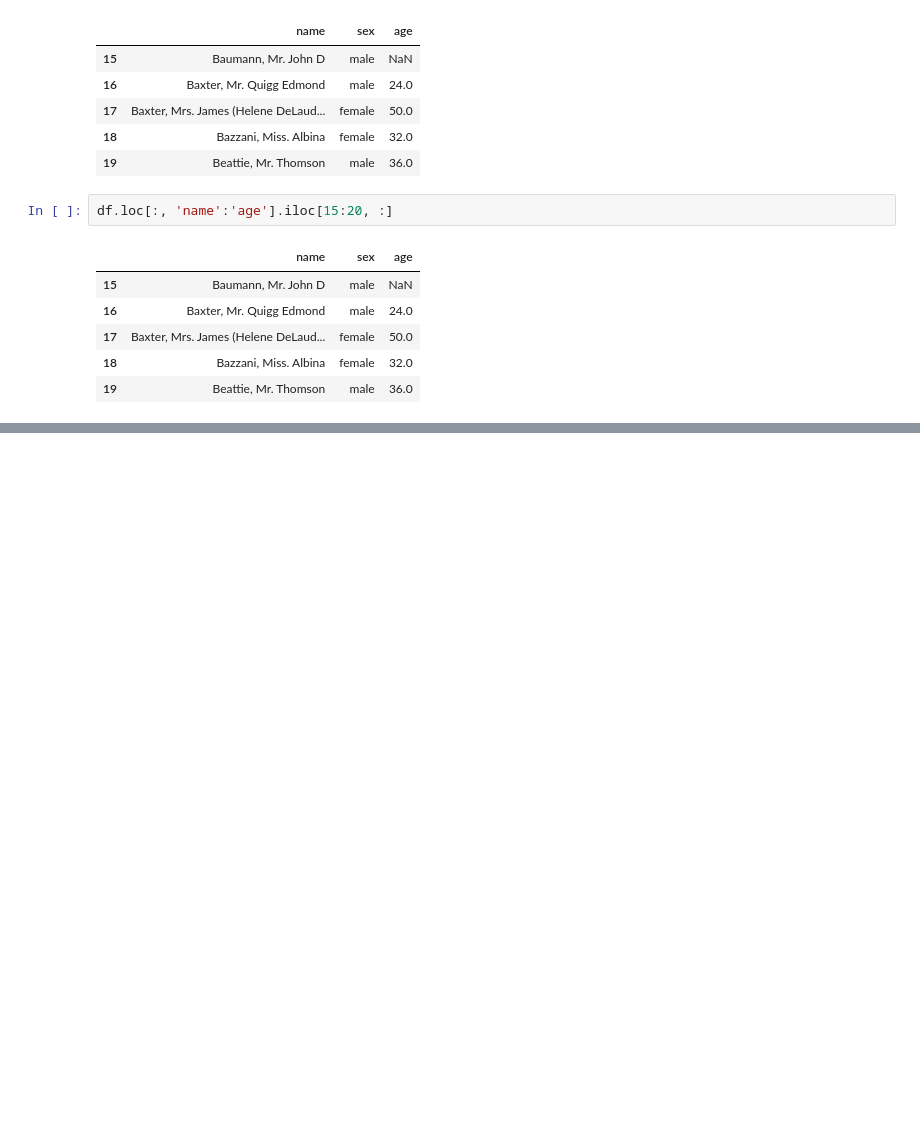
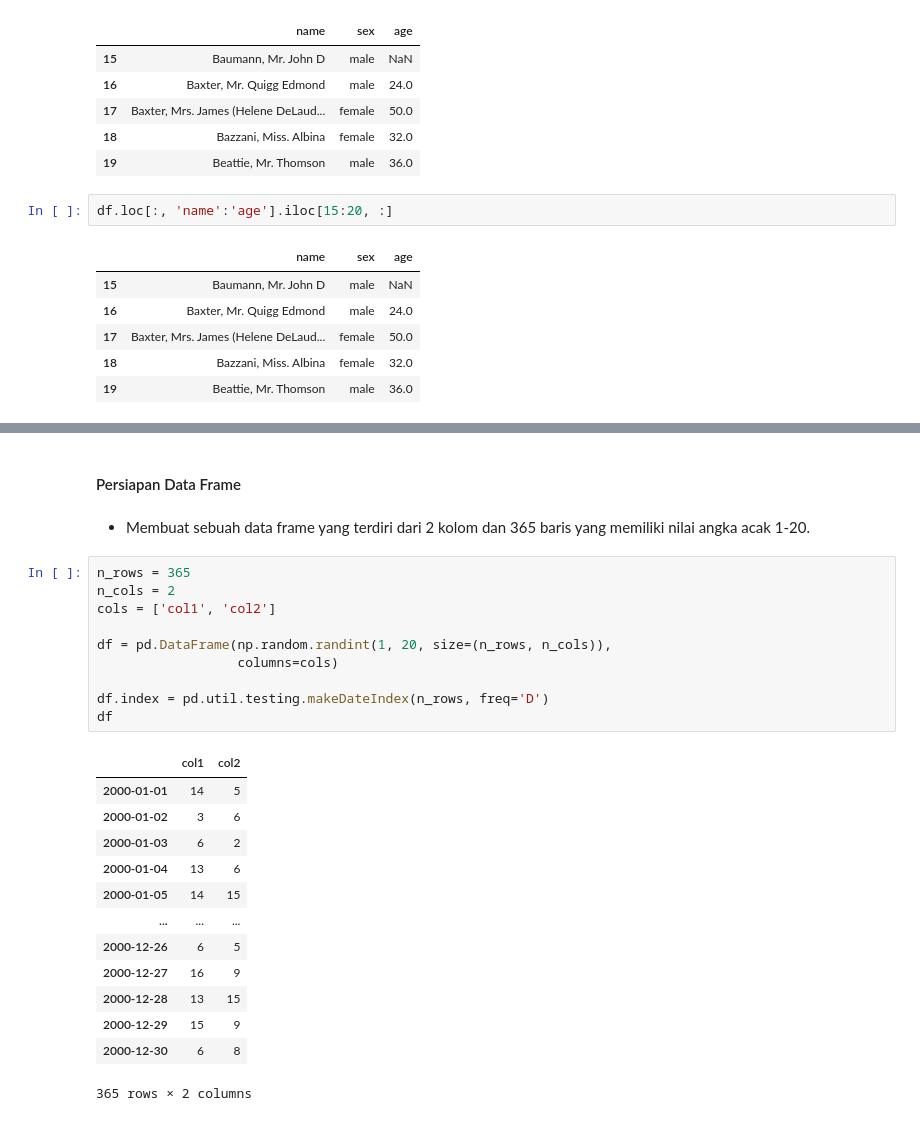
Before and after one commit to AlbertusAlanMehetabel/trik_pandas, a Jupyter notebook: Trik_Pandas_12.ipynb, the cells around one changed output, grey strips where cells are left out. Saved outputs shown, nothing was run; the diff lists cells and outputs as text; blank space fills up the shorter version.

Commit message:
Update: Add 'Seleksi Weekdays dan Weekends pada Data Deret Waktu' Tricks
- Add 'Seleksi Weekdays dan Weekends' points

```diff
--- a/Trik_Pandas_12.ipynb
+++ b/Trik_Pandas_12.ipynb
@@ -52,0 +70,28 @@ df.loc[:, 'name':'age'].iloc[15:20, :]
+# %% [markdown]
+#### Persiapan Data Frame
+# %% [markdown]
+- Membuat sebuah data frame  yang terdiri dari 2 kolom dan 365 baris yang memiliki nilai angka acak 1-20.
+# %%
+n_rows = 365
+n_cols = 2
+cols = ['col1', 'col2']
+
+df = pd.DataFrame(np.random.randint(1, 20, size=(n_rows, n_cols)),
+                  columns=cols)
+
+df.index = pd.util.testing.makeDateIndex(n_rows, freq='D')
+df
+# %% [output]
+|  | col1 | col2 |
+| 2000-01-01 | 14 | 5 |
+| 2000-01-02 | 3 | 6 |
+| 2000-01-03 | 6 | 2 |
+| 2000-01-04 | 13 | 6 |
+| 2000-01-05 | 14 | 15 |
+| ... | ... | ... |
+| 2000-12-26 | 6 | 5 |
+| 2000-12-27 | 16 | 9 |
+| 2000-12-28 | 13 | 15 |
+| 2000-12-29 | 15 | 9 |
+| 2000-12-30 | 6 | 8 |
+365 rows × 2 columns
```
Also changed, not shown: parts of 8 cells of this notebook.
